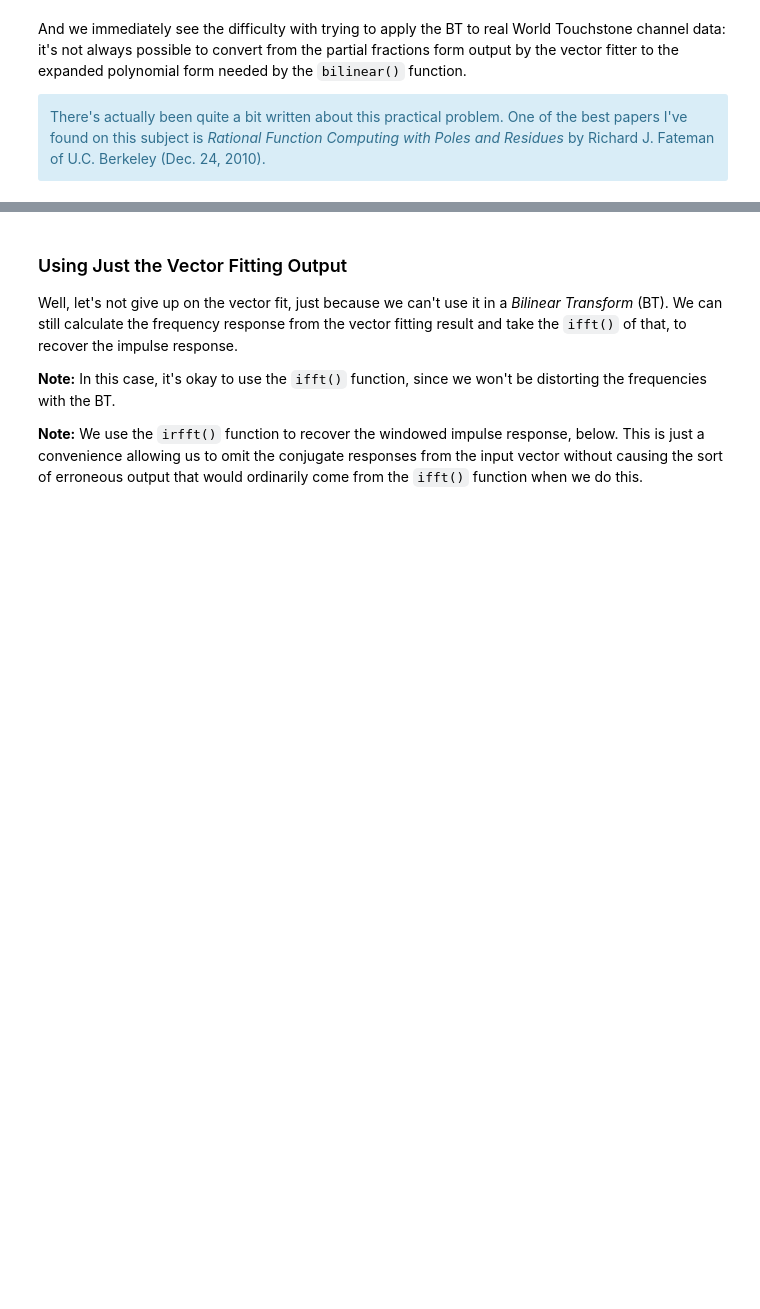
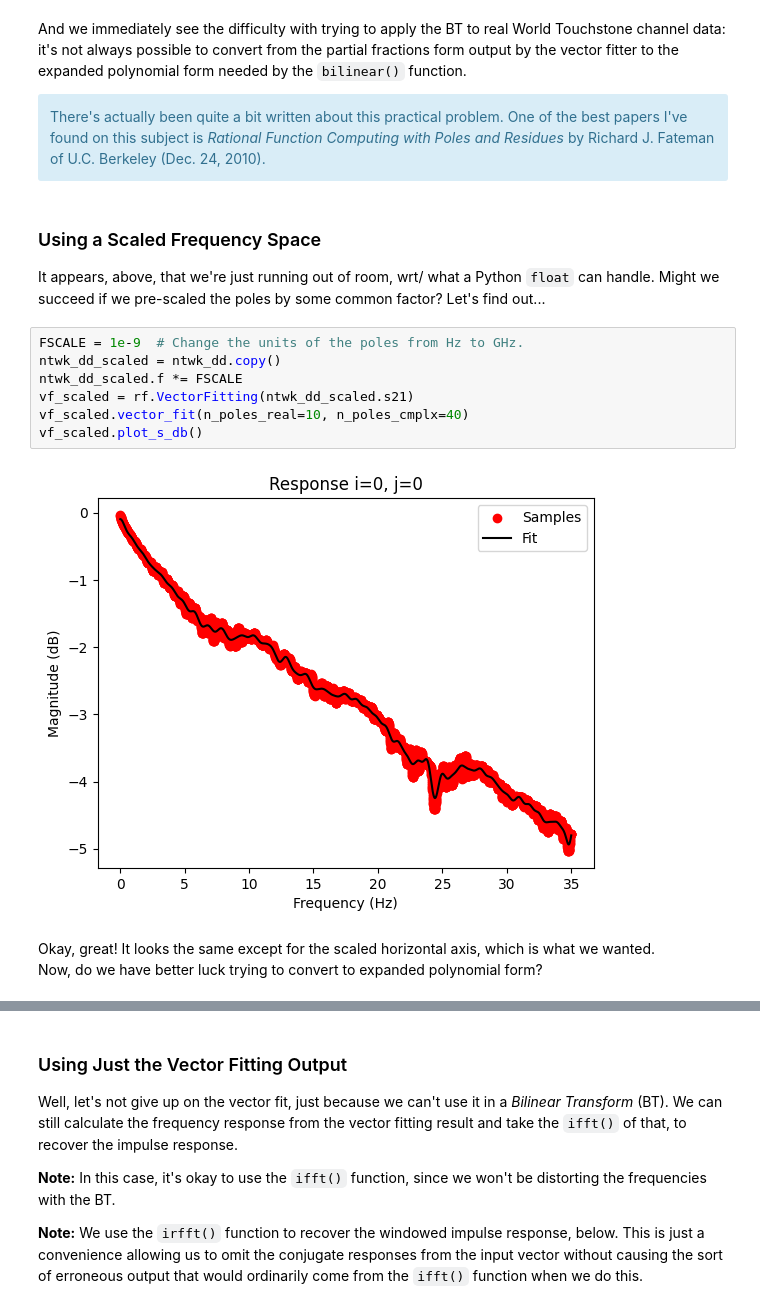
Before and after one commit to capn-freako/ImpulseResponseFromSparameters, a Jupyter notebook: ImpulseResponseFromSparams.ipynb, the cells around one changed output, grey strips where cells are left out. Saved outputs shown, nothing was run; the diff lists cells and outputs as text; blank space fills up the shorter version.

Commit message:
Added scaled frequency `invres()` attempt to notebook.

```diff
--- a/ImpulseResponseFromSparams.ipynb
+++ b/ImpulseResponseFromSparams.ipynb
@@ -1302,3 +1299,21 @@ And we immediately see the difficulty with trying to apply the BT to real World
     <em>Rational Function Computing with Poles and Residues</em> by
     Richard J. Fateman of U.C. Berkeley (Dec. 24, 2010).
 </div>
+# %% [markdown]
+### Using a Scaled Frequency Space
+
+It appears, above, that we're just running out of room, wrt/ what a Python `float` can handle.
+Might we succeed if we pre-scaled the poles by some common factor?
+Let's find out...
+# %%
+FSCALE = 1e-9  # Change the units of the poles from Hz to GHz.
+ntwk_dd_scaled = ntwk_dd.copy()
+ntwk_dd_scaled.f *= FSCALE
+vf_scaled = rf.VectorFitting(ntwk_dd_scaled.s21)
+vf_scaled.vector_fit(n_poles_real=10, n_poles_cmplx=40)
+vf_scaled.plot_s_db()
+# %% [output]
+[figure, added]
+# %% [markdown]
+Okay, great! It looks the same except for the scaled horizontal axis, which is what we wanted.
+Now, do we have better luck trying to convert to expanded polynomial form?
```
Also changed, not shown: parts of 9 cells of this notebook.
